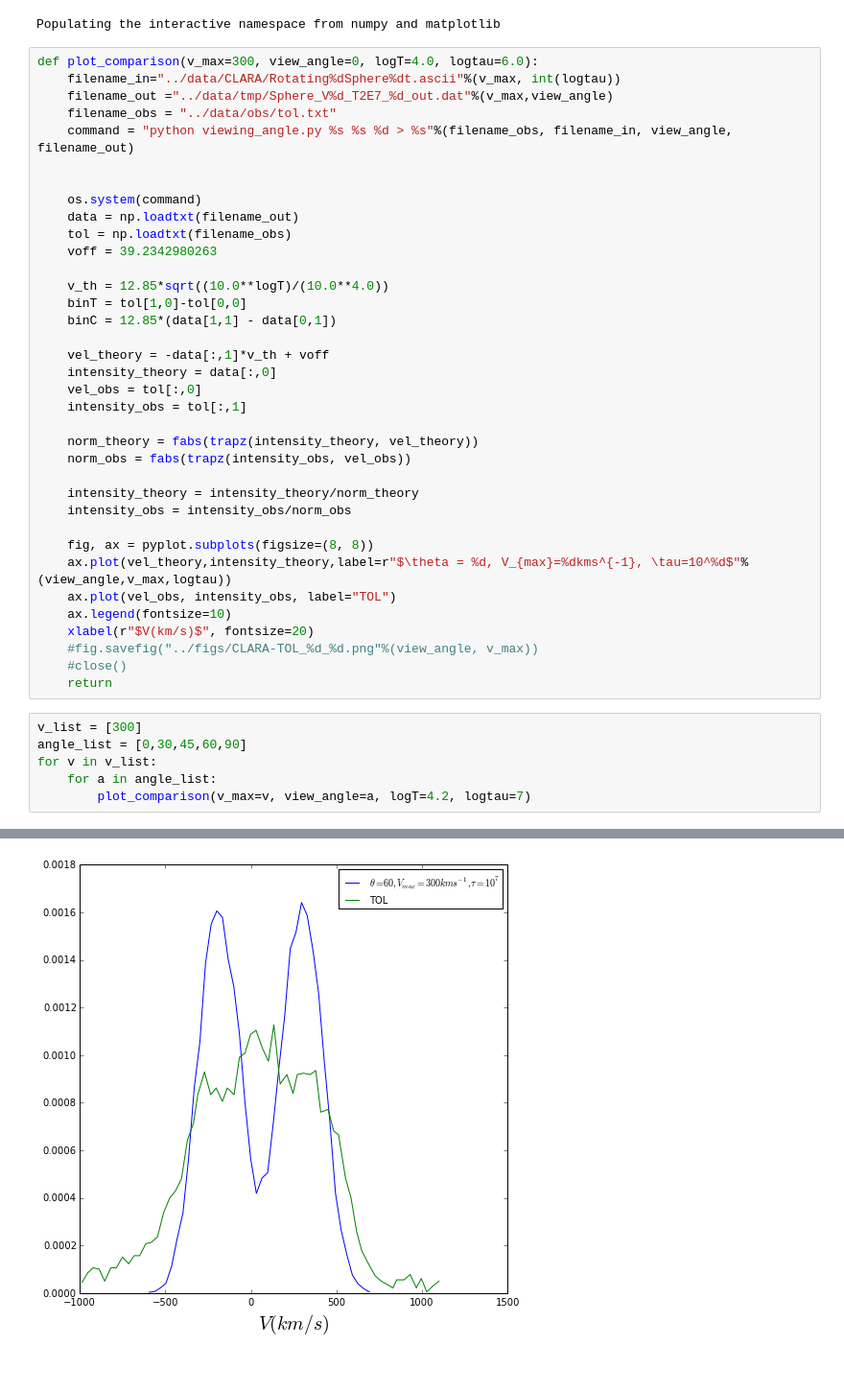
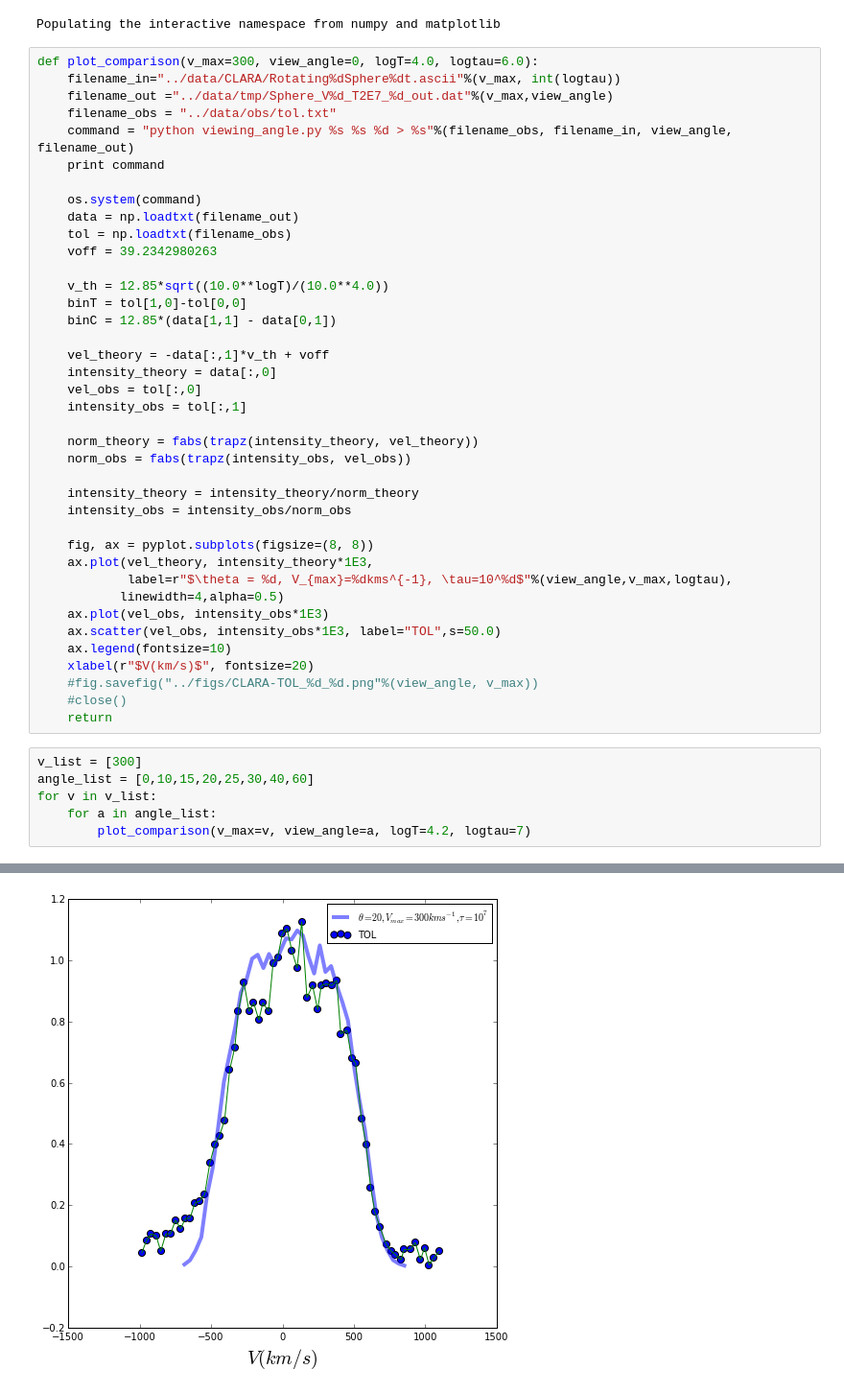
Before and after one commit to astroandes/tololo-lya-fit, a Jupyter notebook: code/CLARA_profiles.ipynb, the cells around one changed output, grey strips where cells are left out. Shown at 96% size. Drawn from its saved outputs; the diff is of its cells as text.

Commit message:
new plot

```diff
--- a/code/CLARA_profiles.ipynb
+++ b/code/CLARA_profiles.ipynb
@@ -9,7 +9,7 @@ def plot_comparison(v_max=300, view_angle=0, logT=4.0, logtau=6.0):
     filename_out ="../data/tmp/Sphere_V%d_T2E7_%d_out.dat"%(v_max,view_angle)
     filename_obs = "../data/obs/tol.txt"
     command = "python viewing_angle.py %s %s %d > %s"%(filename_obs, filename_in, view_angle, filename_out)
-
+    print command
 
     os.system(command)
     data = np.loadtxt(filename_out)
@@ -32,8 +32,11 @@ def plot_comparison(v_max=300, view_angle=0, logT=4.0, logtau=6.0):
     intensity_obs = intensity_obs/norm_obs
 
     fig, ax = pyplot.subplots(figsize=(8, 8))
-    ax.plot(vel_theory,intensity_theory,label=r"$\theta = %d, V_{max}=%dkms^{-1}, \tau=10^%d$"%(view_angle,v_max,logtau))
-    ax.plot(vel_obs, intensity_obs, label="TOL")
+    ax.plot(vel_theory, intensity_theory*1E3,
+            label=r"$\theta = %d, V_{max}=%dkms^{-1}, \tau=10^%d$"%(view_angle,v_max,logtau),
+           linewidth=4,alpha=0.5)
+    ax.plot(vel_obs, intensity_obs*1E3)
+    ax.scatter(vel_obs, intensity_obs*1E3, label="TOL",s=50.0)
     ax.legend(fontsize=10)
     xlabel(r"$V(km/s)$", fontsize=20)
     #fig.savefig("../figs/CLARA-TOL_%d_%d.png"%(view_angle, v_max))
@@ -41,7 +44,7 @@ def plot_comparison(v_max=300, view_angle=0, logT=4.0, logtau=6.0):
     return
 # %%
 v_list = [300]
-angle_list = [0,30,45,60,90]
+angle_list = [0,10,15,20,25,30,40,60]
 for v in v_list:
     for a in angle_list:
         plot_comparison(v_max=v, view_angle=a, logT=4.2, logtau=7)
@@ -52 +63 @@ for v in v_list:
-[figure, old version]
+[figure, new version]
```
Also changed, not shown: parts of 1 cell of this notebook, 1 other file.
